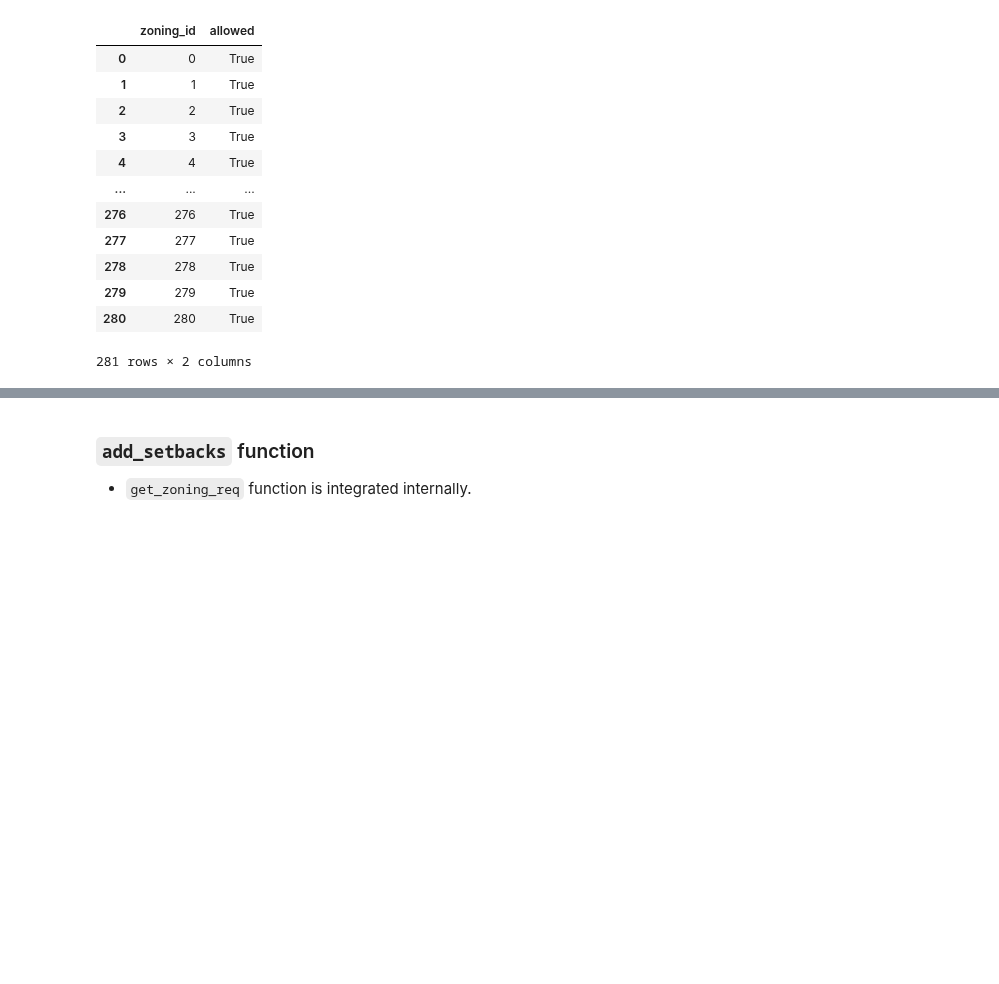
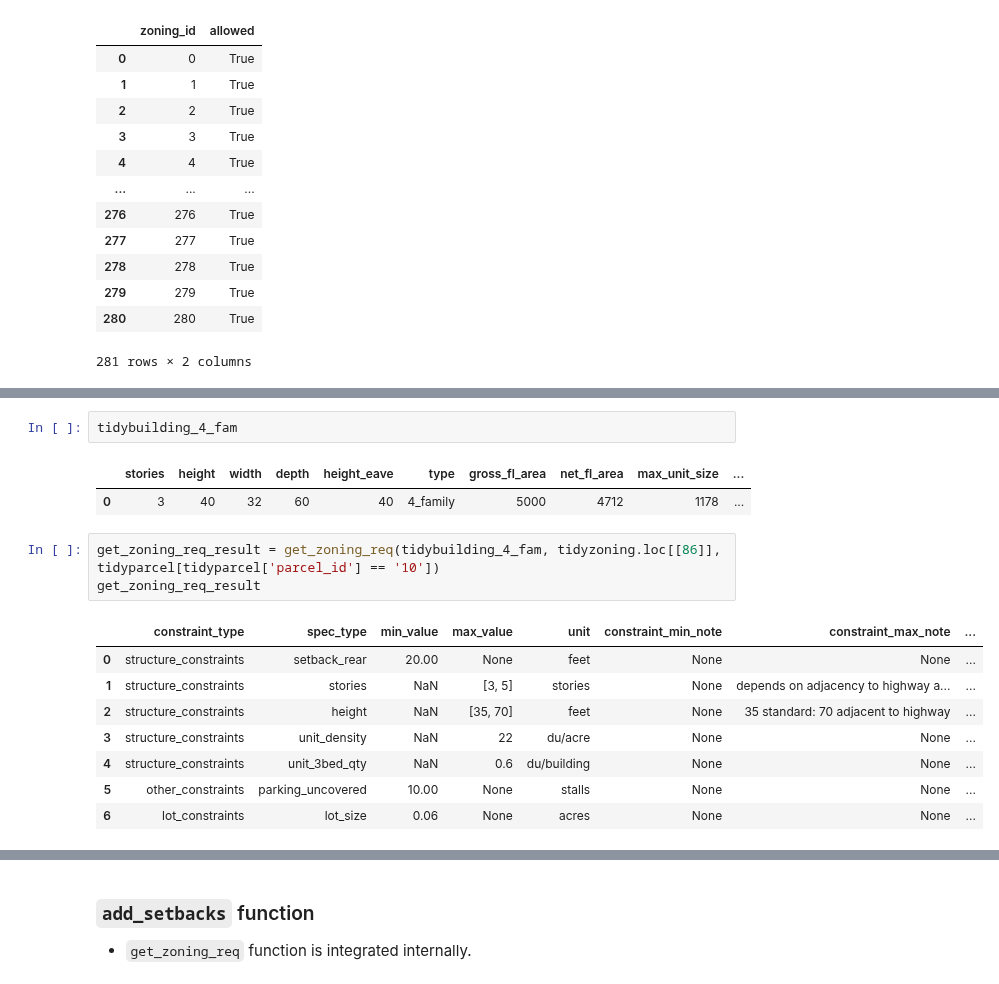
Before and after one commit to HOUPU1993/tidyzoning, a Jupyter notebook: test.ipynb, the cells around one changed output, grey strips where cells are left out. Cells and saved outputs as stored; diff of their text form; blank space fills up the shorter version.

```diff
--- a/test.ipynb
+++ b/test.ipynb
@@ -569,0 +653,17 @@ check_unit_size_result
+# %%
+tidybuilding_4_fam
+# %% [output]
+|  | stories | height | width | depth | height_eave | type | gross_fl_area | net_fl_area | max_unit_size | ... |
+| 0 | 3 | 40 | 32 | 60 | 40 | 4_family | 5000 | 4712 | 1178 | ... |
+# %%
+get_zoning_req_result = get_zoning_req(tidybuilding_4_fam, tidyzoning.loc[[86]], tidyparcel[tidyparcel['parcel_id'] == '10'])
+get_zoning_req_result
+# %% [output]
+|  | constraint_type | spec_type | min_value | max_value | unit | constraint_min_note | constraint_max_note | ... |
+| 0 | structure_constraints | setback_rear | 20.00 | None | feet | None | None | ... |
+| 1 | structure_constraints | stories | NaN | [3, 5] | stories | None | depends on adjacency to highway a... | ... |
+| 2 | structure_constraints | height | NaN | [35, 70] | feet | None | 35 standard: 70 adjacent to highway | ... |
+| 3 | structure_constraints | unit_density | NaN | 22 | du/acre | None | None | ... |
+| 4 | structure_constraints | unit_3bed_qty | NaN | 0.6 | du/building | None | None | ... |
+| 5 | other_constraints | parking_uncovered | 10.00 | None | stalls | None | None | ... |
+| 6 | lot_constraints | lot_size | 0.06 | None | acres | None | None | ... |
```
Also changed, not shown: parts of 8 cells of this notebook, 1 other file.
